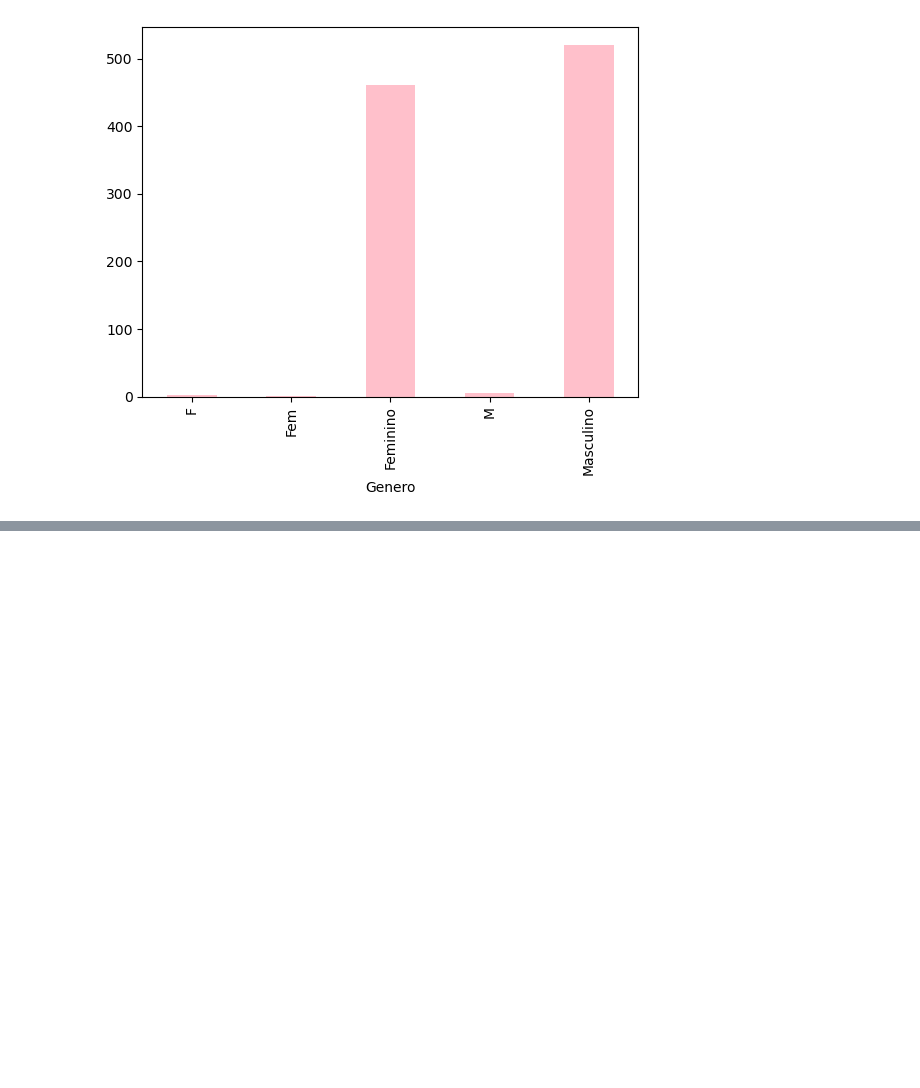
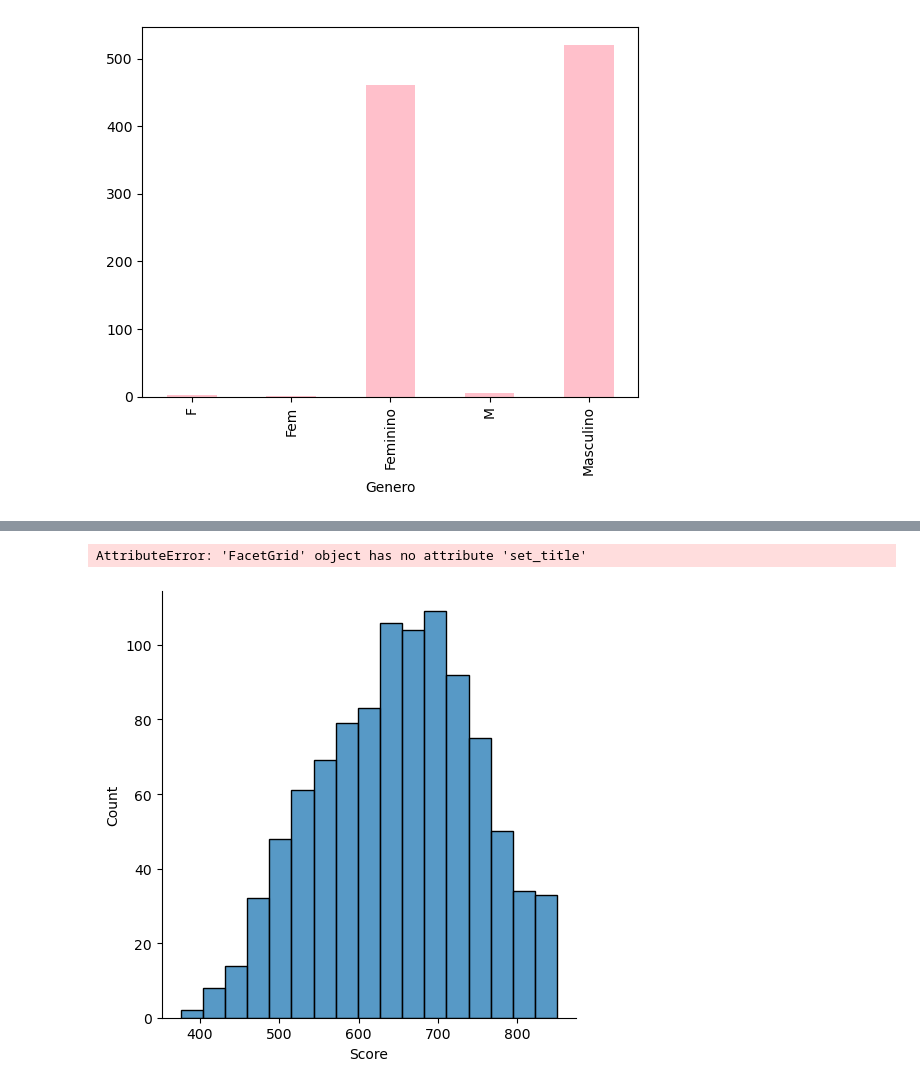
Before and after one commit to victorraphaemilk/data-science_curso, a Jupyter notebook: limpeza_tratamento_dados.ipynb, the cells around one changed output, grey strips where cells are left out. Cells and saved outputs as stored; diff of their text form; code cells hidden in the pictures; blank space fills up the shorter version.

```diff
--- a/limpeza_tratamento_dados.ipynb
+++ b/limpeza_tratamento_dados.ipynb
@@ -63,0 +81,5 @@ group_idade.plot.bar(color = 'pink')
+# %%
+sea.displot(dataset['Score']).set_title('score')
+# %% [output]
+AttributeError: 'FacetGrid' object has no attribute 'set_title'
+[figure, added]
```
Also changed, not shown: parts of 8 cells of this notebook.
